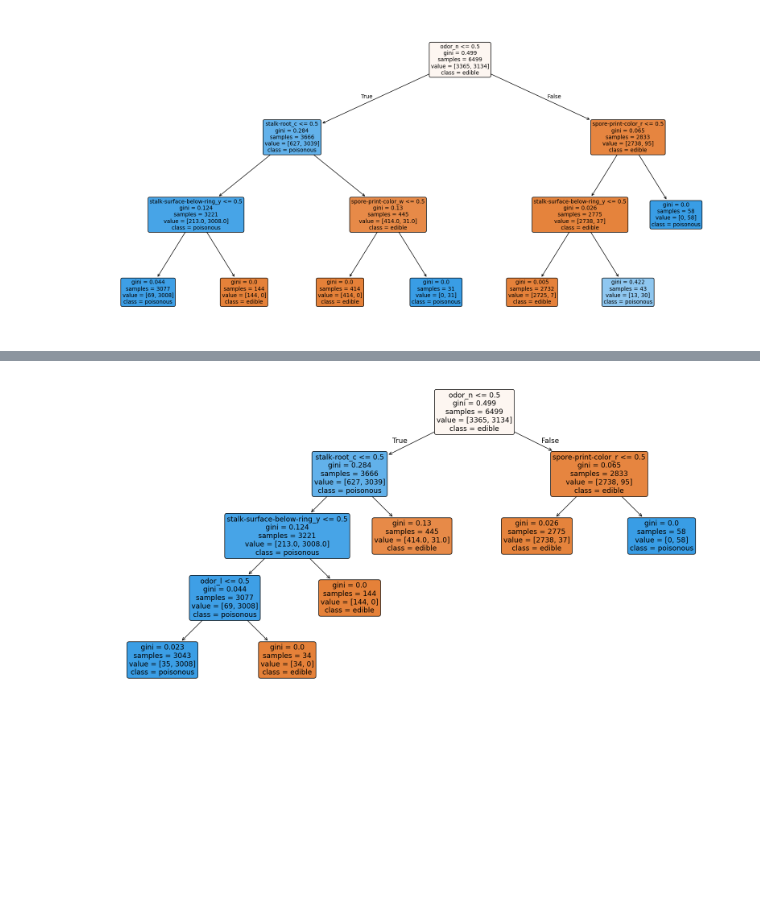
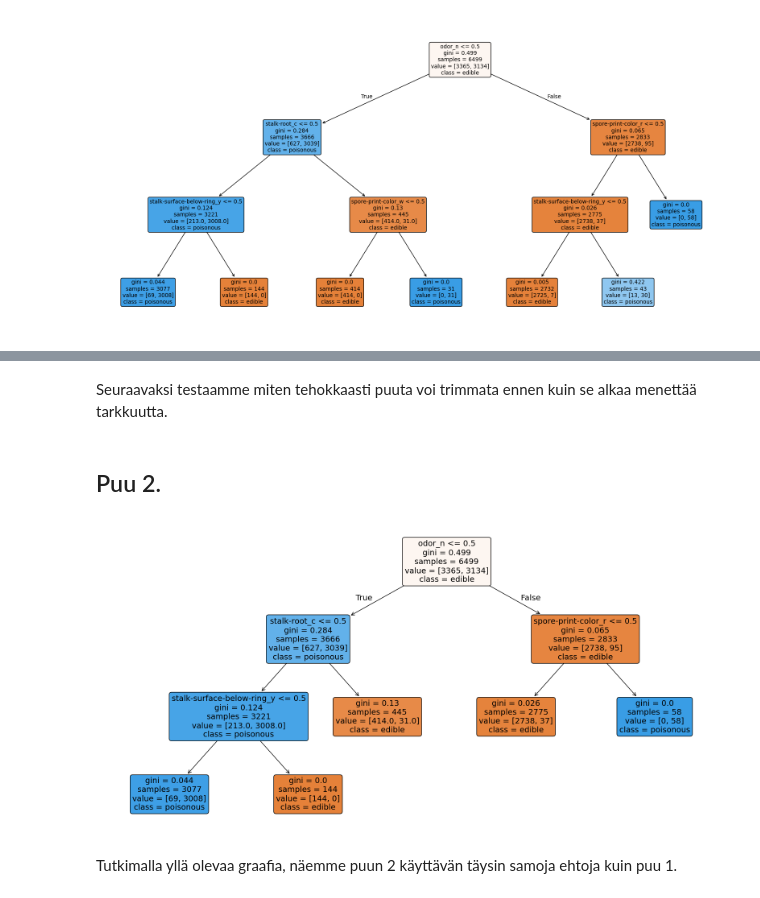
Before and after one commit to kassu11/machine-learning-AMK, a Jupyter notebook: mushroom_analysis/mushroom_analysis.ipynb, the cells around one changed output, grey strips where cells are left out. Saved outputs shown, nothing was run; the diff lists cells and outputs as text; code cells hidden in the pictures; blank space fills up the shorter version.

```diff
--- a/mushroom_analysis/mushroom_analysis.ipynb
+++ b/mushroom_analysis/mushroom_analysis.ipynb
@@ -247,9 +293,17 @@ plt.show()
+# %% [markdown]
+Seuraavaksi testaamme miten tehokkaasti puuta voi trimmata ennen kuin se alkaa menettää tarkkuutta.
+# %% [markdown]
+## Puu 2.
 # %%
-model_pruned = DecisionTreeClassifier(random_state=20, ccp_alpha=0.01).fit(X_train, y_train)
+#Tehdään toinen malli, joka käyttää max_depth parametrin sijaan monimutakisuus parametria ccp_alpha asetetaan arvoksi 0.015
+model_pruned = DecisionTreeClassifier(random_state=20, ccp_alpha=0.015).fit(X_train, y_train)
 
+#Katsotaan miltä tämä näyttää visuaalisesti
 fig_pruned = plt.figure(figsize = (20, 10))
 plot_tree(model_pruned, feature_names = X.keys(), class_names = ["edible", "poisonous"], filled = True, rounded = True)
 plt.show()
 # %% [output]
-[figure, old version]
+[figure, new version]
+# %% [markdown]
+Tutkimalla yllä olevaa graafia, näemme puun 2 käyttävän täysin samoja ehtoja kuin puu 1.
 # %%
```
Also changed, not shown: parts of 27 cells of this notebook.
